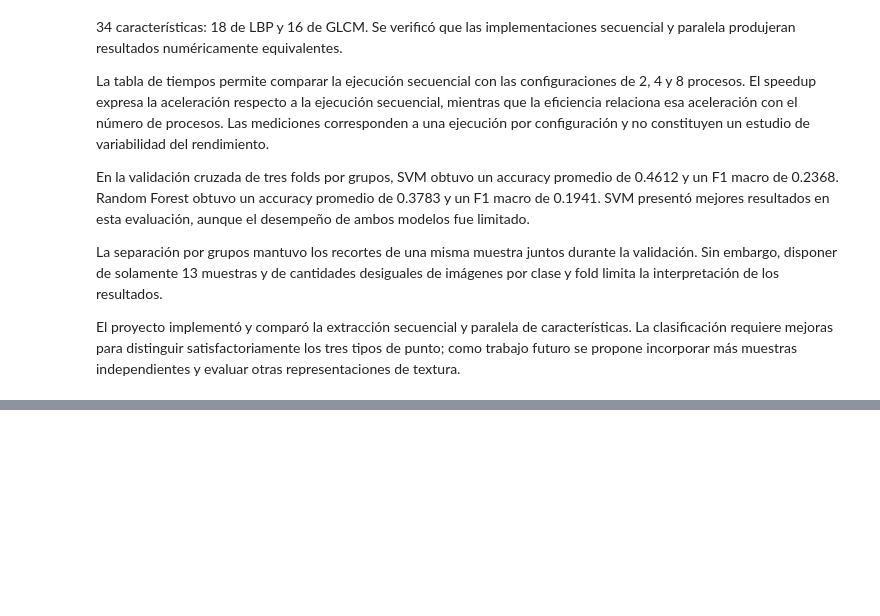
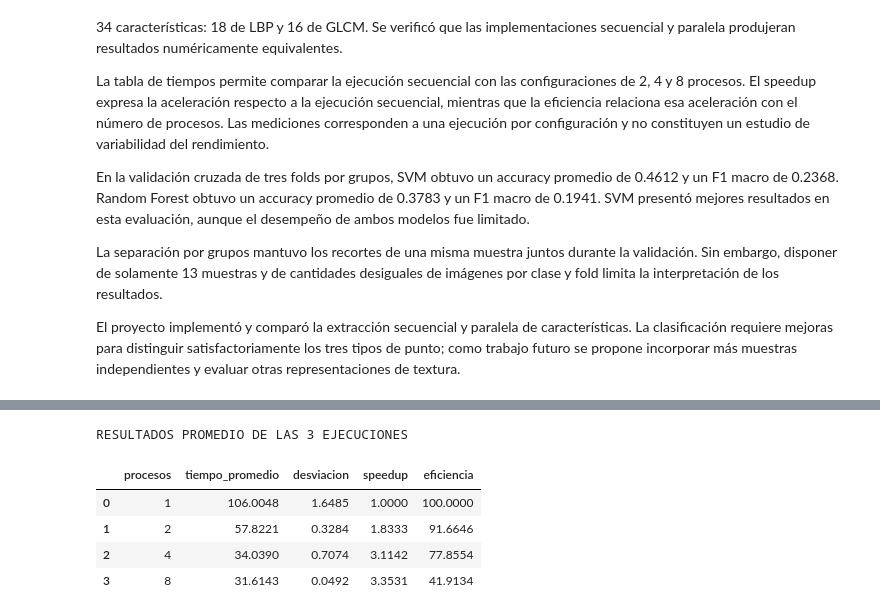
Before and after one commit to Srdino25/Proyecto_ComputoParalelo_DACC_MRV, a Jupyter notebook: proyecto_crochet.ipynb, the cells around one changed output, grey strips where cells are left out. Drawn from its saved outputs; the diff is of its cells as text; code cells hidden in the pictures; blank space fills up the shorter version.

```diff
--- a/proyecto_crochet.ipynb
+++ b/proyecto_crochet.ipynb
@@ -601,0 +608,36 @@ El proyecto implementó y comparó la extracción secuencial y paralela de carac
+# %%
+import pandas as pd
+from IPython.display import display
+
+# Leer los resultados guardados
+datos = pd.read_csv("resultados/tiempos_5300.csv")
+
+# Calcular promedio y desviación estándar
+tabla = datos.groupby("procesos").agg(
+    tiempo_promedio=("tiempo_segundos", "mean"),
+    desviacion=("tiempo_segundos", "std")
+).reset_index()
+
+# Obtener el tiempo secuencial promedio
+tiempo_secuencial = tabla.loc[
+    tabla["procesos"] == 1, "tiempo_promedio"
+].iloc[0]
+
+# Calcular speedup y eficiencia
+tabla["speedup"] = tiempo_secuencial / tabla["tiempo_promedio"]
+
+tabla["eficiencia"] = (
+    tabla["speedup"] / tabla["procesos"]
+) * 100
+
+# Mostrar tabla final
+print("RESULTADOS PROMEDIO DE LAS 3 EJECUCIONES")
+
+display(tabla.round(4))
+# %% [output]
+RESULTADOS PROMEDIO DE LAS 3 EJECUCIONES
+|  | procesos | tiempo_promedio | desviacion | speedup | eficiencia |
+| 0 | 1 | 106.0048 | 1.6485 | 1.0000 | 100.0000 |
+| 1 | 2 | 57.8221 | 0.3284 | 1.8333 | 91.6646 |
+| 2 | 4 | 34.0390 | 0.7074 | 3.1142 | 77.8554 |
+| 3 | 8 | 31.6143 | 0.0492 | 3.3531 | 41.9134 |
```
Also changed, not shown: parts of 2 cells of this notebook, 3 other files.
